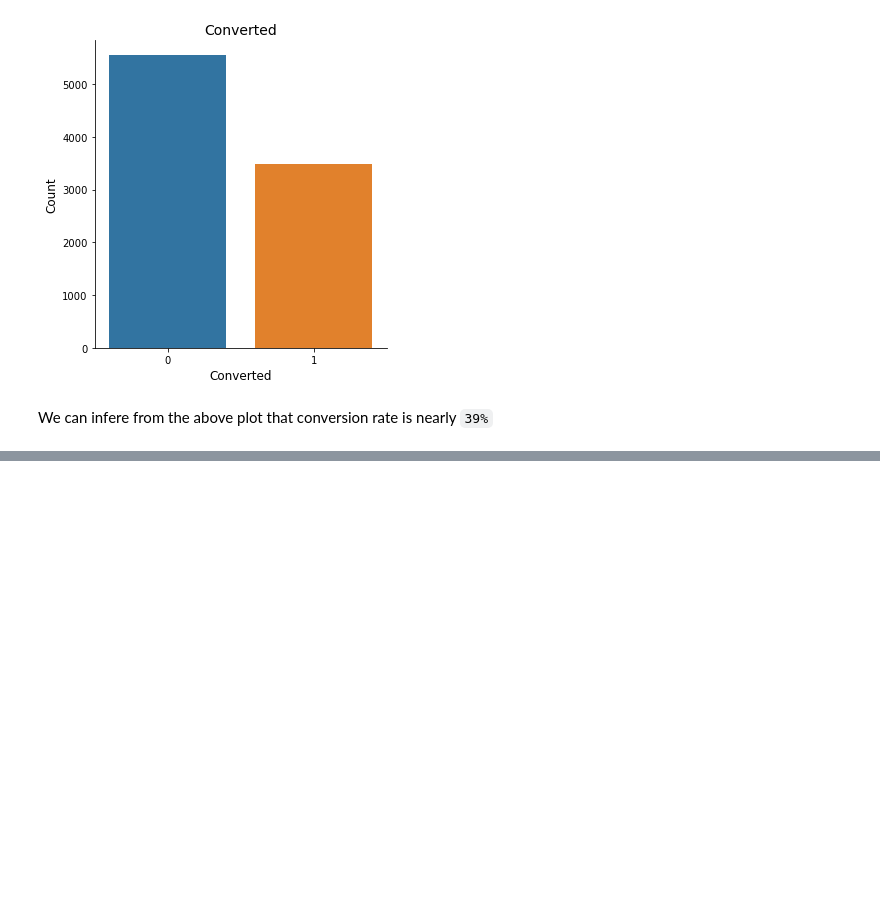
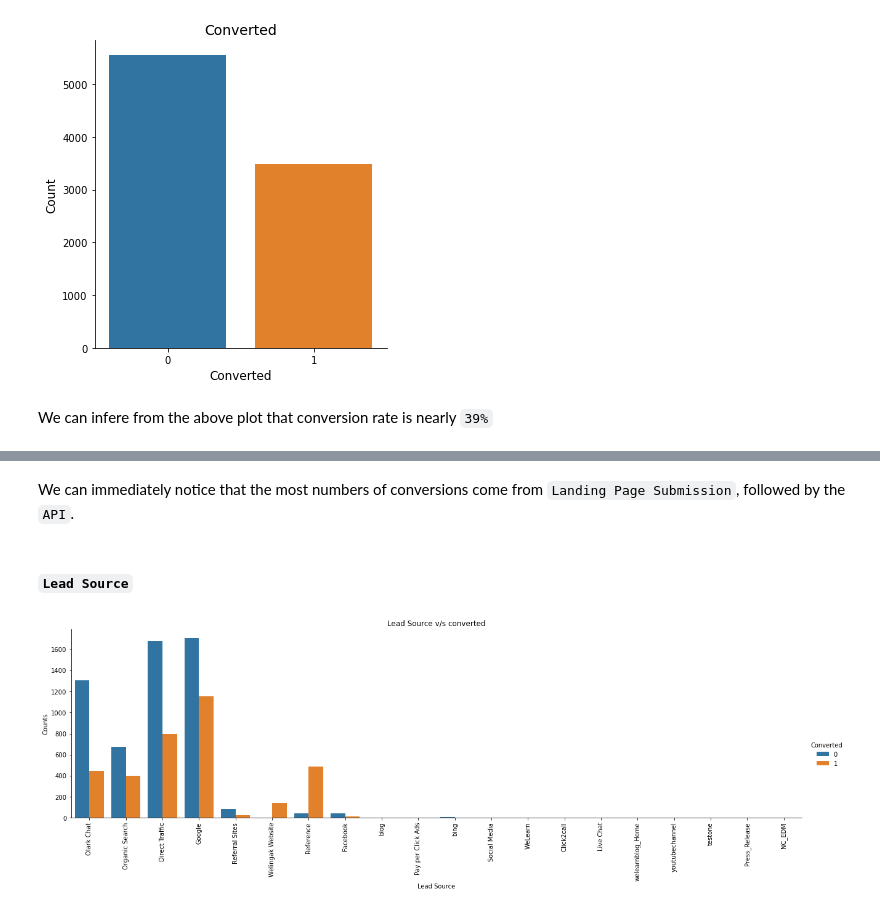
Before and after one commit to ManishDhawal/Lead_Score_Case_Study, a Jupyter notebook: Lead+Scoring+Case+Study.ipynb, the cells around one changed output, grey strips where cells are left out. Cells and saved outputs as stored; diff of their text form; code cells hidden in the pictures; blank space fills up the shorter version.

```diff
--- a/Lead+Scoring+Case+Study.ipynb
+++ b/Lead+Scoring+Case+Study.ipynb
@@ -484,0 +514,15 @@ We can infere from the above plot that conversion rate is nearly `39%`
+# %% [markdown]
+We can immediately notice that the most numbers of conversions come from `Landing Page Submission`, followed by the `API`.
+# %% [markdown]
+#### `Lead Source`
+# %%
+sns.catplot(data=leadScore, x='Lead Source', hue='Converted', kind='count', aspect=3.5)
+
+plt.title('Lead Source v/s converted', fontsize=12)
+plt.xticks(rotation=90)
+plt.xlabel('Lead Source', fontsize=10)
+plt.ylabel('Counts', fontsize=10)
+
+plt.show()
+# %% [output]
+[figure, added]
```
Also changed, not shown: parts of 54 cells of this notebook.
